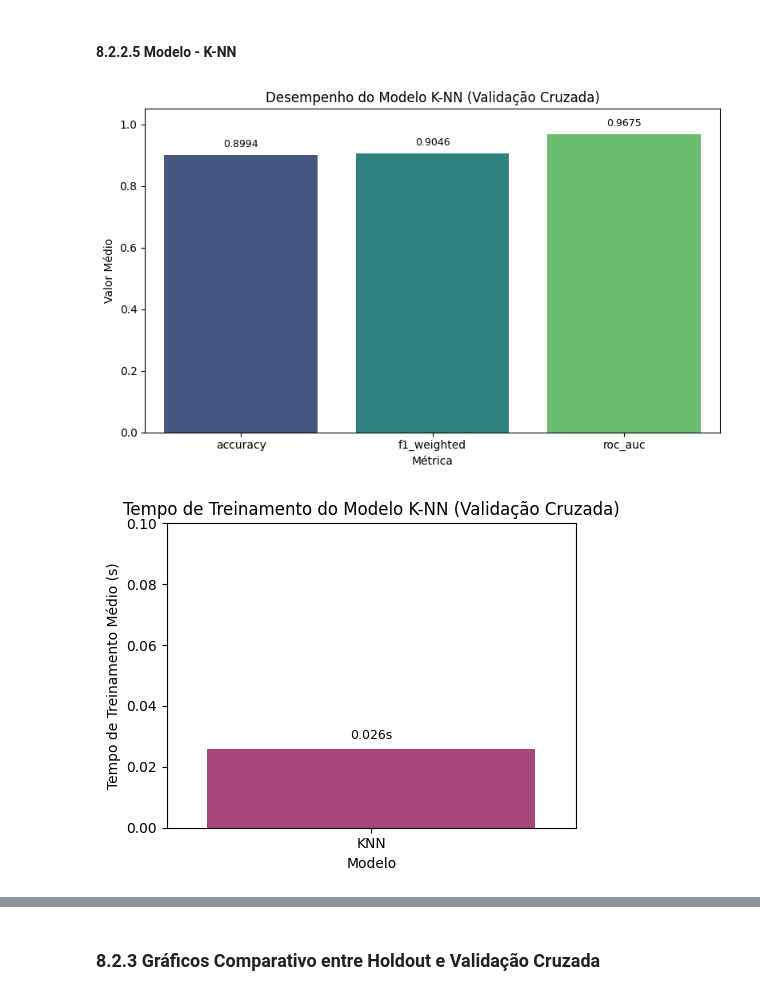
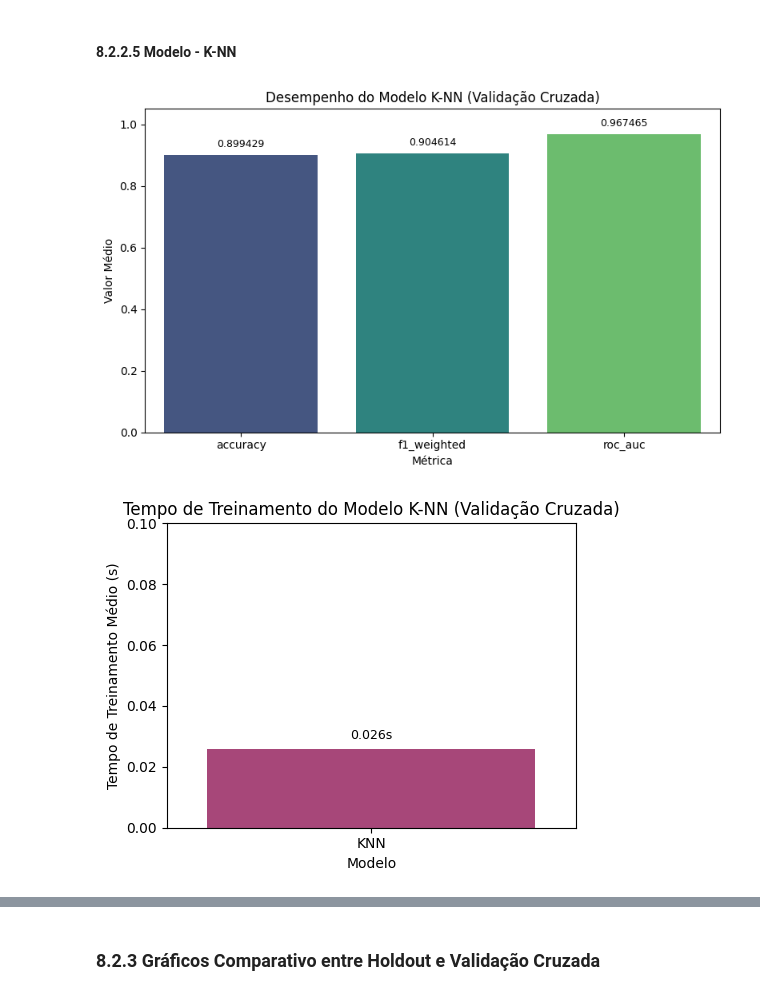
Before and after one commit to MGuidolini/PUC-MVP, a Jupyter notebook: MVP_ML_Analytics_Final.ipynb, the cells around one changed output, grey strips where cells are left out. Cells and saved outputs as stored; diff of their text form; code cells hidden in the pictures.

```diff
--- a/MVP_ML_Analytics_Final.ipynb
+++ b/MVP_ML_Analytics_Final.ipynb
@@ -1837,7 +1837,7 @@ plt.xlabel('Métrica')
 plt.ylabel('Valor Médio')
 plt.ylim(0, 1.05)
 for p in plt.gca().patches:
-    plt.gca().annotate(f'{p.get_height():.4f}', (p.get_x() + p.get_width() / 2., p.get_height()),
+    plt.gca().annotate(f'{p.get_height():.6f}', (p.get_x() + p.get_width() / 2., p.get_height()),
                        ha='center', va='bottom', fontsize=9, color='black', xytext=(0, 5),
                        textcoords='offset points')
 plt.tight_layout()
@@ -1876,7 +1876,7 @@ plt.xlabel('Métrica')
 plt.ylabel('Valor Médio')
 plt.ylim(0, 1.05)
 for p in plt.gca().patches:
-    plt.gca().annotate(f'{p.get_height():.4f}', (p.get_x() + p.get_width() / 2., p.get_height()),
+    plt.gca().annotate(f'{p.get_height():.6f}', (p.get_x() + p.get_width() / 2., p.get_height()),
                        ha='center', va='bottom', fontsize=9, color='black', xytext=(0, 5),
                        textcoords='offset points')
 plt.tight_layout()
@@ -1915,7 +1915,7 @@ plt.xlabel('Métrica')
 plt.ylabel('Valor Médio')
 plt.ylim(0, 1.05)
 for p in plt.gca().patches:
-    plt.gca().annotate(f'{p.get_height():.4f}', (p.get_x() + p.get_width() / 2., p.get_height()),
+    plt.gca().annotate(f'{p.get_height():.6f}', (p.get_x() + p.get_width() / 2., p.get_height()),
                        ha='center', va='bottom', fontsize=9, color='black', xytext=(0, 5),
                        textcoords='offset points')
 plt.tight_layout()
@@ -1954,7 +1954,7 @@ plt.xlabel('Métrica')
 plt.ylabel('Valor Médio')
 plt.ylim(0, 1.05)
 for p in plt.gca().patches:
-    plt.gca().annotate(f'{p.get_height():.4f}', (p.get_x() + p.get_width() / 2., p.get_height()),
+    plt.gca().annotate(f'{p.get_height():.6f}', (p.get_x() + p.get_width() / 2., p.get_height()),
                        ha='center', va='bottom', fontsize=9, color='black', xytext=(0, 5),
                        textcoords='offset points')
 plt.tight_layout()
@@ -1985,35 +1985,35 @@ knn_cv_metrics = pd.Series(cv_results['K-NN'])
 performance_metrics_knn_cv = knn_cv_metrics[['accuracy', 'f1_weighted', 'roc_auc']]
 train_time_knn_cv = knn_cv_metrics['train_time_s']
 
 # Plotar métricas de desempenho para o K-NN (Validação Cruzada)
 plt.figure(figsize=(8, 5))
 sns.barplot(x=performance_metrics_knn_cv.index, y=performance_metrics_knn_cv.values, palette='viridis', hue=performance_metrics_knn_cv.index, legend=False)
 plt.title('Desempenho do Modelo K-NN (Validação Cruzada)')
 plt.xlabel('Métrica')
 plt.ylabel('Valor Médio')
 plt.ylim(0, 1.05)
 for p in plt.gca().patches:
-    plt.gca().annotate(f'{p.get_height():.4f}', (p.get_x() + p.get_width() / 2., p.get_height()),
+    plt.gca().annotate(f'{p.get_height():.6f}', (p.get_x() + p.get_width() / 2., p.get_height()),
                        ha='center', va='bottom', fontsize=9, color='black', xytext=(0, 5),
                        textcoords='offset points')
 plt.tight_layout()
 plt.show()
 
 # Plotar tempo de treinamento para o K-NN (Validação Cruzada)
 plt.figure(figsize=(5, 4))
 sns.barplot(x=['KNN'], y=[train_time_knn_cv], palette='magma', hue=['K-NN'], legend=False)
 plt.title('Tempo de Treinamento do Modelo K-NN (Validação Cruzada)')
 plt.xlabel('Modelo')
 plt.ylabel('Tempo de Treinamento Médio (s)')
 plt.ylim(0, max(0.1, train_time_knn_cv * 1.2)) # Ajusta o limite y para ser visível para valores pequenos
 for p in plt.gca().patches:
     plt.gca().annotate(f'{p.get_height():.3f}s', (p.get_x() + p.get_width() / 2., p.get_height()),
                        ha='center', va='bottom', fontsize=9, color='black', xytext=(0, 5),
                        textcoords='offset points')
 plt.tight_layout()
 plt.show()
 # %% [output]
-[figure, old version]
+[figure, new version]
 [figure]
 # %% [markdown]
 #### 8.2.2.6 Análise dos resultados iniciais para Validação Cruzada
```
Also changed, not shown: parts of 12 cells of this notebook.
